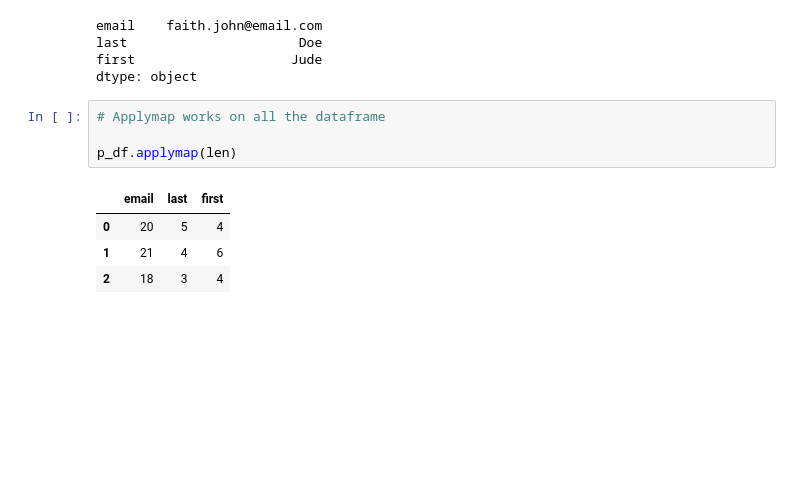
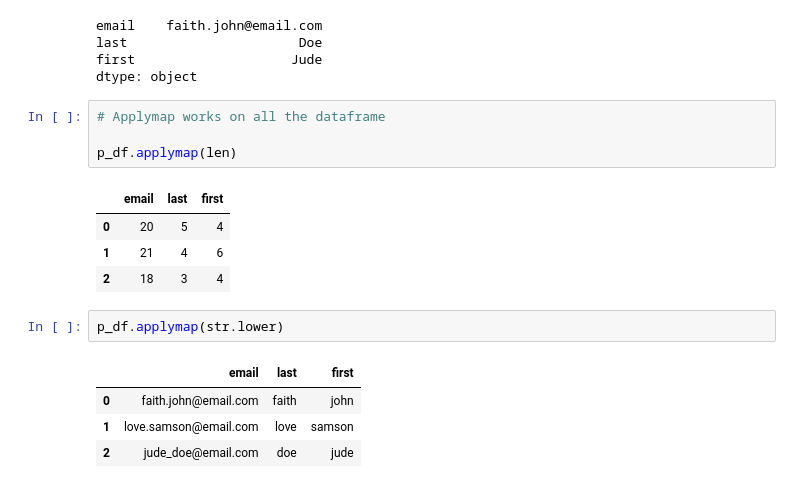
Before and after one commit to Leziga-Bakor/Advanced_Python, a Jupyter notebook: Pandas/pandas demo.ipynb, the cells around one changed output. Cells and saved outputs as stored; diff of their text form; blank space fills up the shorter version.

Commit message:
Used .applymap to change a dataframe of string to lower

```diff
--- a/Pandas/pandas demo.ipynb
+++ b/Pandas/pandas demo.ipynb
@@ -533,3 +533,10 @@ p_df.applymap(len)
 | 0 | 20 | 5 | 4 |
 | 1 | 21 | 4 | 6 |
 | 2 | 18 | 3 | 4 |
+# %%
+p_df.applymap(str.lower)
+# %% [output]
+|  | email | last | first |
+| 0 | faith.john@email.com | faith | john |
+| 1 | love.samson@email.com | love | samson |
+| 2 | jude_doe@email.com | doe | jude |
```
